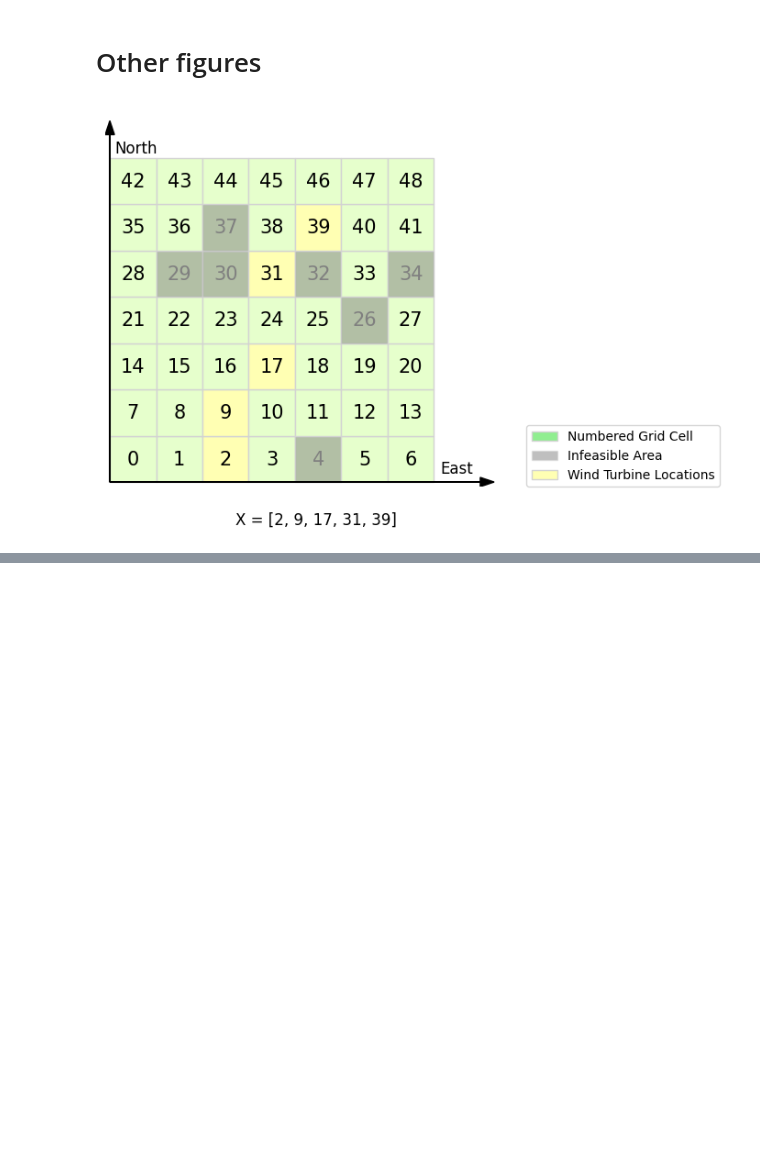
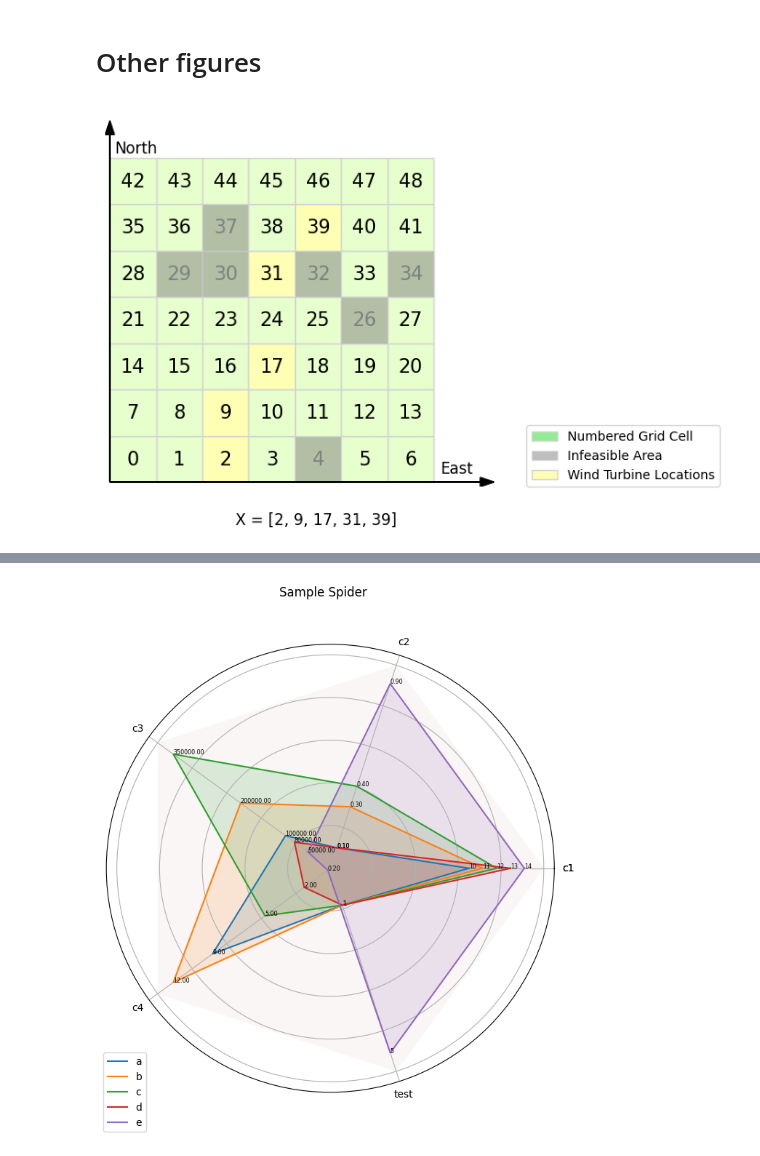
Before and after one commit to ShitianZhang22/Wind-Farm-Layout-Optimisation, a Jupyter notebook: figure.ipynb, the cells around one changed output, grey strips where cells are left out. Saved outputs shown, nothing was run; the diff lists cells and outputs as text; code cells hidden in the pictures; blank space fills up the shorter version.

```diff
--- a/figure.ipynb
+++ b/figure.ipynb
@@ -76,0 +157,55 @@ plt.show()
+# %%
+# adopted at https://stackoverflow.com/questions/24659005/radar-chart-with-multiple-scales-on-multiple-axes
+
+import pandas as pd
+import numpy as np
+from matplotlib import pyplot as plt
+
+def spider(df, *, id_column, title=None, max_values=None, padding=1.25):
+    categories = df._get_numeric_data().columns.tolist()
+    data = df[categories].to_dict(orient='list')
+    ids = df[id_column].tolist()
+    if max_values is None:
+        max_values = {key: padding*max(value) for key, value in data.items()}
+
+    normalized_data = {key: np.array(value) / max_values[key] for key, value in data.items()}
+    num_vars = len(data.keys())
+    tiks = list(data.keys())
+    tiks += tiks[:1]
+    angles = np.linspace(0, 2 * np.pi, num_vars, endpoint=False).tolist() + [0]
+    fig, ax = plt.subplots(figsize=(8, 8), subplot_kw=dict(polar=True))
+    for i, model_name in enumerate(ids):
+        values = [normalized_data[key][i] for key in data.keys()]
+        actual_values = [data[key][i] for key in data.keys()]
+        values += values[:1]  # Close the plot for a better look
+        ax.plot(angles, values, label=model_name)
+        ax.fill(angles, values, alpha=0.15)
+        for _x, _y, t in zip(angles, values, actual_values):
+            t = f'{t:.2f}' if isinstance(t, float) else str(t)
+            ax.text(_x, _y, t, size='xx-small')
+
+    ax.fill(angles, np.ones(num_vars + 1), alpha=0.05)
+    ax.set_yticklabels([])
+    ax.set_xticks(angles)
+    ax.set_xticklabels(tiks)
+    ax.legend(loc='upper right', bbox_to_anchor=(0.1, 0.1))
+    if title is not None: plt.suptitle(title)
+    plt.show()
+
+radar = spider
+
+spider(
+    pd.DataFrame({
+        'x': [*'abcde'],
+        'c1': [10,11,12,13,14],
+        'c2': [0.1, 0.3, 0.4, 0.1, 0.9],
+        'c3': [1e5, 2e5, 3.5e5, 8e4, 5e4],
+        'c4': [9, 12, 5, 2, 0.2],
+        'test': [1,1,1,1,5]
+    }),
+    id_column='x',
+    title='Sample Spider',
+    padding=1.1
+)
+# %% [output]
+[figure, added]
```
Also changed, not shown: parts of 3 cells of this notebook, 3 other files.
